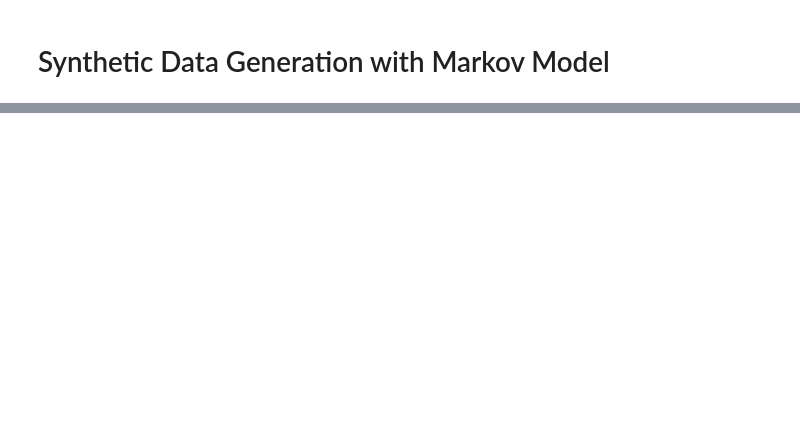
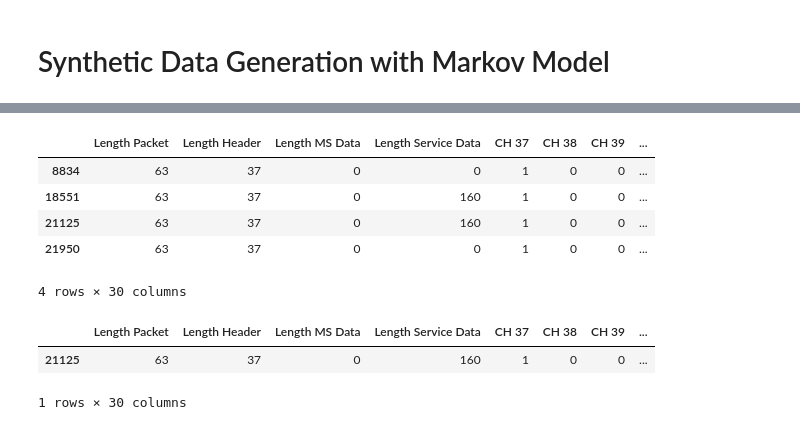
Before and after one commit to keyyke/master_thesis, a Jupyter notebook: markov_model/synhtetic_data_generation_markov.ipynb, the cells around one changed output, grey strips where cells are left out. Drawn from its saved outputs; the diff is of its cells as text; code cells hidden in the pictures; blank space fills up the shorter version.

```diff
--- a/markov_model/synhtetic_data_generation_markov.ipynb
+++ b/markov_model/synhtetic_data_generation_markov.ipynb
@@ -28,0 +142,17 @@ data
+# %%
+UUID_other = df[df['UUID Other'] == 1]
+UUID_other
+# %% [output]
+|  | Length Packet | Length Header | Length MS Data | Length Service Data | CH 37 | CH 38 | CH 39 | ... |
+| 8834 | 63 | 37 | 0 | 0 | 1 | 0 | 0 | ... |
+| 18551 | 63 | 37 | 0 | 160 | 1 | 0 | 0 | ... |
+| 21125 | 63 | 37 | 0 | 160 | 1 | 0 | 0 | ... |
+| 21950 | 63 | 37 | 0 | 0 | 1 | 0 | 0 | ... |
+4 rows × 30 columns
+# %%
+ST_other = df[df['ST Other'] == 1]
+ST_other
+# %% [output]
+|  | Length Packet | Length Header | Length MS Data | Length Service Data | CH 37 | CH 38 | CH 39 | ... |
+| 21125 | 63 | 37 | 0 | 160 | 1 | 0 | 0 | ... |
+1 rows × 30 columns
```
Also changed, not shown: parts of 24 cells of this notebook.
